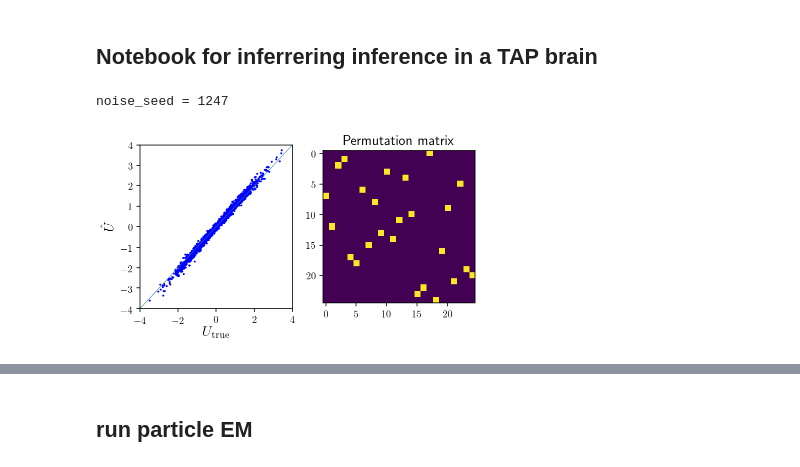
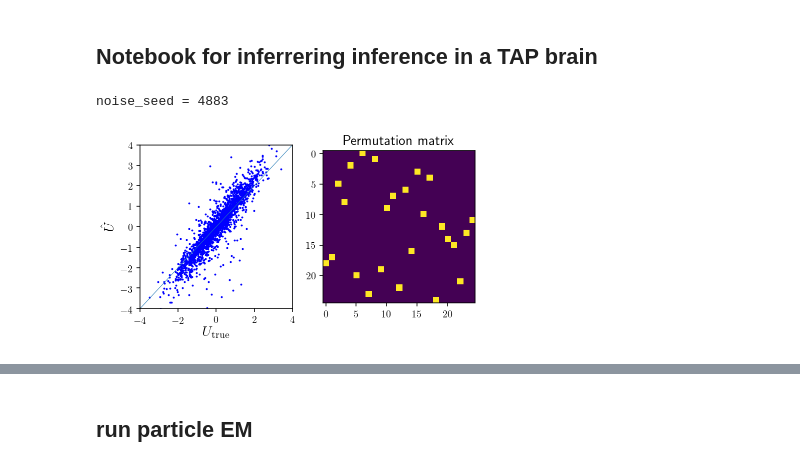
Before and after one commit to XaqLab/InferringInference, a Jupyter notebook: notebooks/InferTAPbrain.ipynb, the cells around one changed output, grey strips where cells are left out. Cells and saved outputs as stored; diff of their text form; code cells hidden in the pictures.

```diff
--- a/notebooks/InferTAPbrain.ipynb
+++ b/notebooks/InferTAPbrain.ipynb
@@ -26,7 +26,7 @@ Nr = params['Nr']
 lam, G, J, U, V = extractParams(theta, 18, Ns, Ny, Nr)
 
 # process and observation noise covariance matrices and update it in params
-q_process, q_obs = 1e-5, 1e-2
+q_process, q_obs = 1e-5, 2e-2
 Q_process, Q_obs = q_process*np.eye(Ns), q_obs*np.eye(Nr)
 params['Q_process'] = Q_process
 params['Q_obs'] = Q_obs
@@ -41,7 +41,7 @@ print('noise_seed = %d' %(noise_seed))
 model_type = 1 if np.any(U<0) else 0
 baseline = params['baseline'] if model_type else 0
 # %% [output]
-noise_seed = 1247
+noise_seed = 4883
 # %%
 """
 Generate measurements using high gain inputs.
@@ -60,35 +60,38 @@ Use ICA to get initial estimate of the embedding
 b_init = np.mean(r_ICA) if model_type else 0
 U_init = UhatICA(np.reshape(r_ICA.transpose(1,2,0)-b_init,[Nr,T*B],order='F').T, Ns)[0]
 #del r_ICA
 
 PermMat_init = EstimatePermutation_ICA(U,U_init) # Estimate the permutation matrix P
 
 """
 Generate random initial estimates of the parameters
 """
-G_init    = np.zeros([18])
+#G_init    = np.zeros([18])
+G_init    = 0.01*np.random.randn(18)
+G_init[0], G_init[8], G_init[9], G_init[17] = 0, 0, 0, 0
+
 J_init    = 0.1*Create_J(Ns, 0, params['Jtype'], params['self_coupling_on'])  # create a fully connected initial J with small initial values
 if Ns <= Ny:
     V_init = np.linalg.svd(np.random.randn(Ns,Ny), full_matrices=False)[2]
 else:
     V_init = np.linalg.svd(np.random.randn(Ns,Ny), full_matrices=False)[0]
 
 
 # Plot estimate of embedding and permutation matrix
 umax = np.ceil(np.max(U))
 umin = np.floor(np.min(U))
 
 fig, ax = plt.subplots(1,2,figsize=(6,3))
 ax[0].plot(U.flatten(),np.dot(U_init,PermMat_init).flatten(),'b.',markersize=2)
 ax[0].plot([umin,umax],[umin,umax],Linewidth=0.5)
 ax[0].axis([umin,umax,umin,umax])
 ax[0].set_xlabel(xlabel=r'$U_{\mathrm{true}}$', fontsize=14)
 ax[0].set_ylabel(ylabel=r'$\hat{U}$', fontsize=14)
 ax[1].imshow(PermMat_init)
 ax[1].set_title('Permutation matrix', fontsize=14)
 plt.show()
 # %% [output]
-[figure, old version]
+[figure, new version]
 # %%
 """
 Generate measurements for the particle EM algorithm
```
Also changed, not shown: parts of 24 cells of this notebook, 1 other file.
